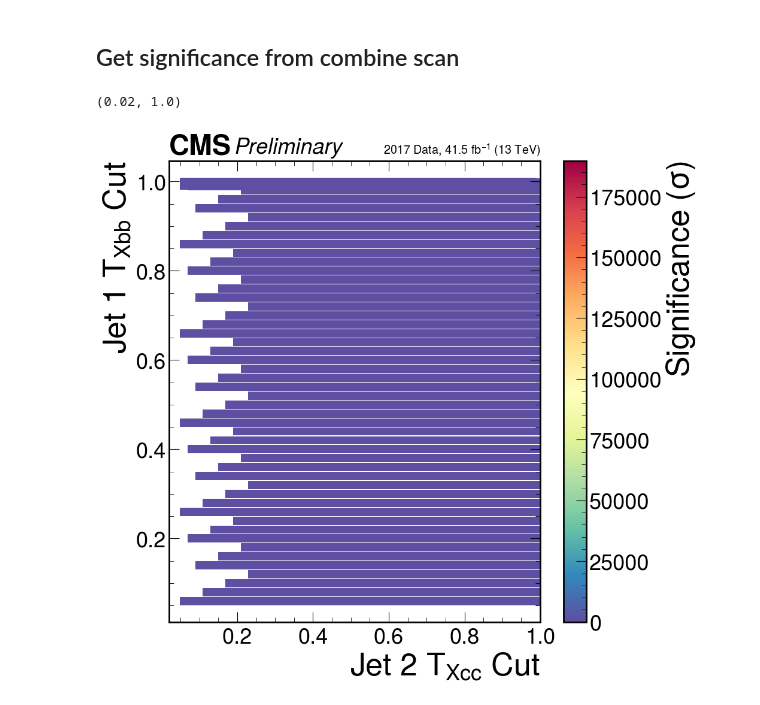
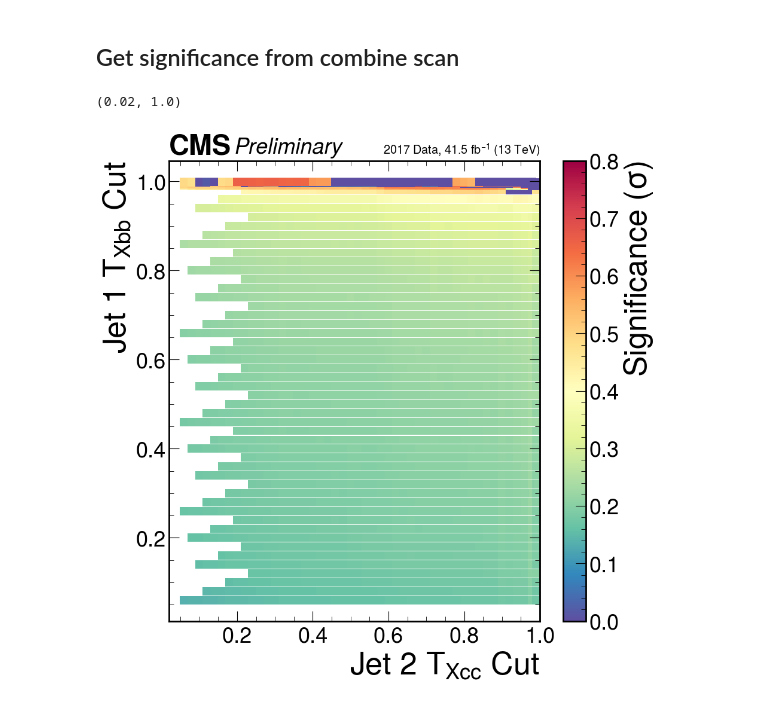
Before and after one commit to Duchstf/VHbb, a Jupyter notebook: combine/combine_scan_Oct42023/scan_plot.ipynb, the cells around one changed output. Cells and saved outputs as stored; diff of their text form; code cells hidden in the pictures.

```diff
--- a/combine/combine_scan_Oct42023/scan_plot.ipynb
+++ b/combine/combine_scan_Oct42023/scan_plot.ipynb
@@ -56,6 +56,7 @@ def open_file_and_extract(file_path):
     thresholds_temp = []
     thresholds = []
     significance = []
+    status = []
 
     with open(file_path) as f:
         lines = f.read().splitlines()
@@ -69,53 +70,63 @@ def open_file_and_extract(file_path):
             significance.append(float(x[14:]))
             thresholds.append(thresholds_temp[-1])
 
-    return thresholds, significance
+        if x.startswith('INFO: (function: improveOnce) CascadeMinimizer.cc: 211 -- Minimisation finished with status=-1'): status.append(-1)
+        if x.startswith('INFO: (function: improveOnce) CascadeMinimizer.cc: 211 -- Minimisation finished with status=0'): status.append(0)
 
-    print("Thresholds:", thresholds)
-    print("Significance: ", significance)
+
+    for i in range(len(significance)):
+        if status[2*i] + status[2*i+1]< 0:
+            significance[i] = -1
+
+#     print("Thresholds: {}. Length: {}".format(thresholds,len(thresholds)))
+#     print("Significance: ", significance)
+#     print("Status: {}. Length: {}".format(status, len(status)))
+
+    return thresholds, significance, status
 
 def scan_logs_out(log_dir):
 
     ddb_thres = []
     ddc_thres = []
     all_sign = []
+    all_status = []
 
     #Loop over the files
     for file in os.listdir(log_dir):
 
         filename = os.fsdecode(file)
         if filename.endswith(".out"):
-            local_thres, local_sign = open_file_and_extract(os.path.join(log_dir,filename))
+            local_thres, local_sign, local_status = open_file_and_extract(os.path.join(log_dir,filename))
 
             if len(local_sign) > 0:
                     ddb_thres += [x[0] for x in local_thres]
                     ddc_thres += [x[1] for x in local_thres]
                     all_sign += local_sign
+                    all_status += local_status
 #             elif len(local_sign) < 10:
 #                 print("local thres:", local_thres)
 #                 print("Local sign: ", local_sign)
 
+    return np.asarray(ddb_thres), np.asarray(ddc_thres), np.asarray(all_sign), np.asarray(all_status)
 
-    return np.asarray(ddb_thres), np.asarray(ddc_thres), np.asarray(all_sign)
-
-ddb, ddc, sign = scan_logs_out("logs/")
+ddb, ddc, sign, status = scan_logs_out("logs/")
 # %%
 fig, ax = plt.subplots()
-im = ax.scatter(ddc, ddb, c=sign, s=100, marker='s', cmap='Spectral_r',linewidths=0)
+im = ax.scatter(ddc, ddb, c=sign, s=100, marker='s', cmap='Spectral_r',linewidths=0, vmin=0., vmax=0.8)
 
 cbar = fig.colorbar(im, ax=ax)
 cbar.set_label(r'Significance ($\sigma$)')
 
 hep.cms.text("Preliminary")
 hep.cms.lumitext(r"2017 Data, 41.5 $fb^{-1}$ (13 TeV)", fontsize=15)
 
 plt.xlabel(r"Jet 2 $T_{Xcc}$ Cut")
 plt.ylabel(r"Jet 1 $T_{Xbb}$ Cut")
 plt.xlim([0.02,1])
 #plt.xscale('log')
 # %% [output]
 (0.02, 1.0)
-[figure, old version]
+[figure, new version]
 # %%
 d = {'Jet 1 b': ddb, 'Jet 2 c': ddc, 'significance':sign}
 df = pd.DataFrame(data=d)
```
Also changed, not shown: parts of 5 cells of this notebook, 57 other files.
